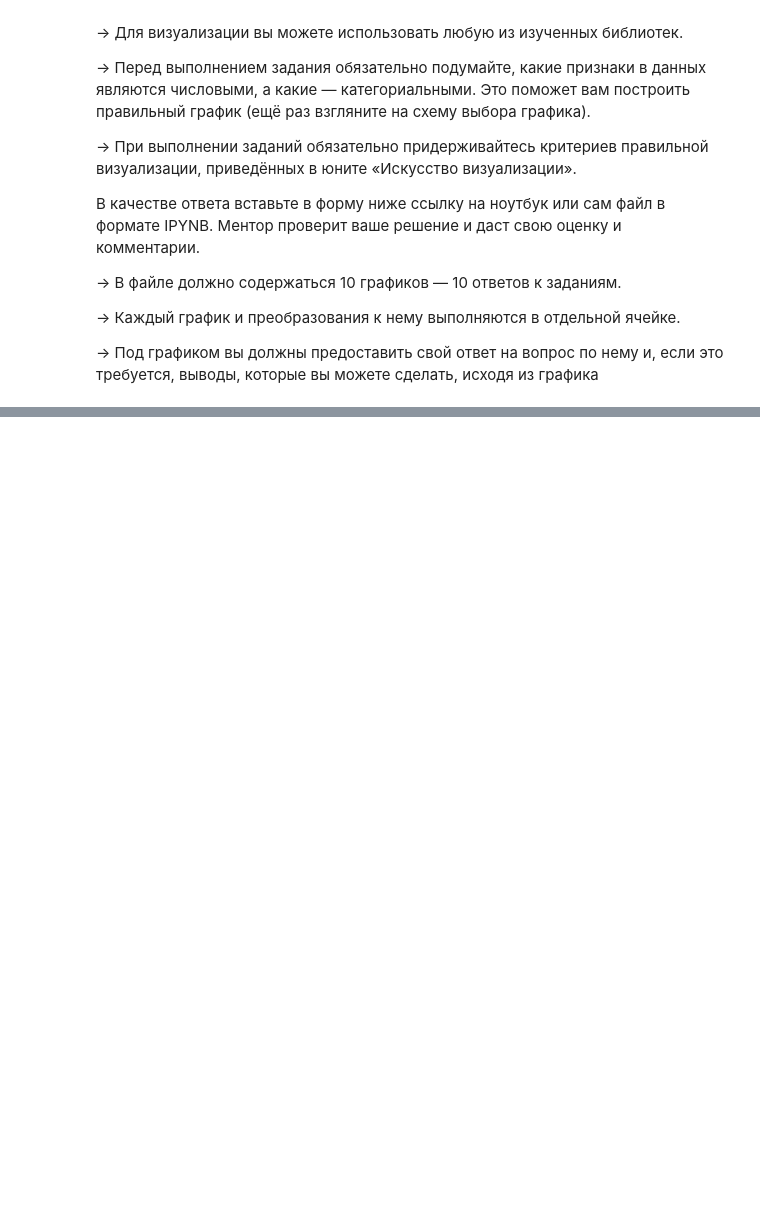
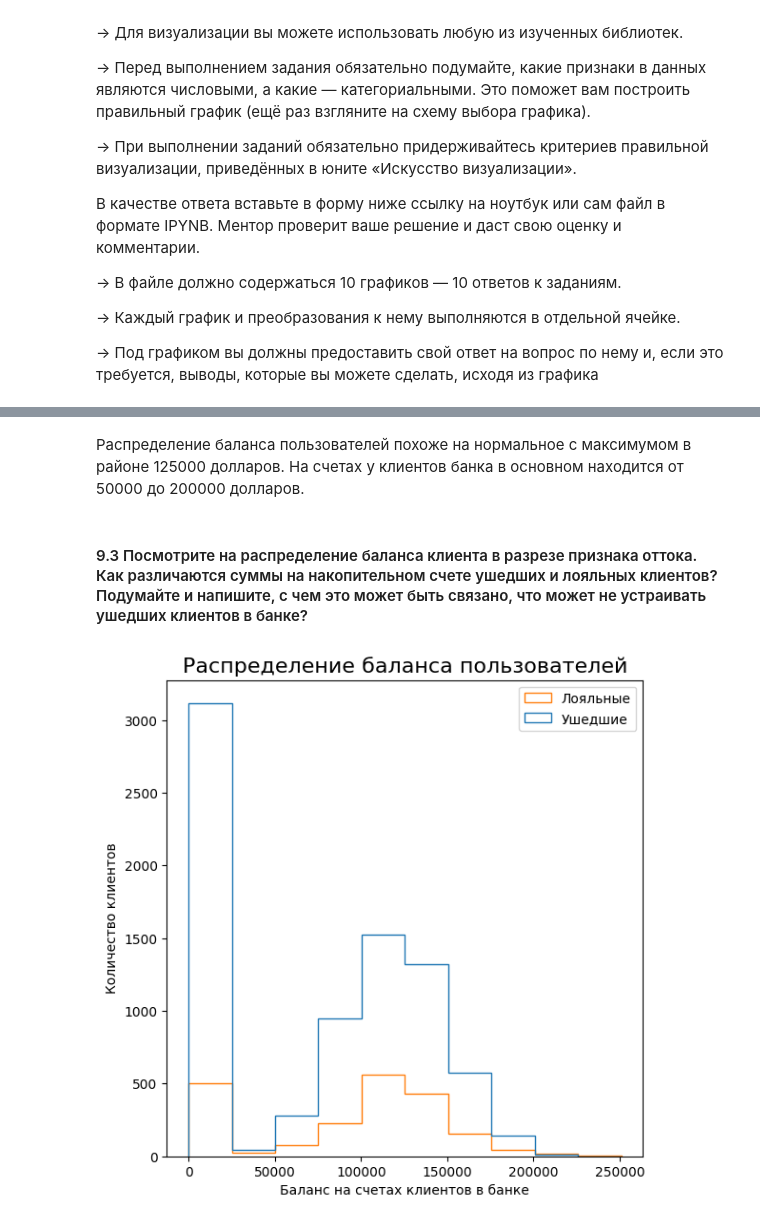
Before and after one commit to vokhmianin-da/sf_data_science, a Jupyter notebook: PYTHON-13. VISUALISATION/Practic.ipynb, the cells around one changed output, grey strips where cells are left out. Drawn from its saved outputs; the diff is of its cells as text; code cells hidden in the pictures; blank space fills up the shorter version.

```diff
--- a/PYTHON-13. VISUALISATION/Practic.ipynb
+++ b/PYTHON-13. VISUALISATION/Practic.ipynb
@@ -48,0 +87,16 @@ churn_data.head()
+# %% [markdown]
+Распределение баланса пользователей похоже на нормальное с максимумом в районе 125000 долларов. На счетах у клиентов банка в основном находится от 50000 до 200000 долларов.
+# %% [markdown]
+#### 9.3 Посмотрите на распределение баланса клиента в разрезе признака оттока. Как различаются суммы на накопительном счете ушедших и лояльных клиентов? Подумайте и напишите, с чем это может быть связано, что может не устраивать ушедших клиентов в банке?
+# %%
+mask1 = churn_data_df['Exited'] == 0
+mask2 = churn_data_df['Exited'] == 1
+fig3 = plt.figure(figsize=(5, 5))
+ax3 = fig3.add_axes((0, 0, 1, 1))
+ax3.hist([churn_data_df[mask1]['Balance'], churn_data_df[mask2]['Balance']],bins=10, histtype='step',density=False);
+ax3.set_title('Распределение баланса пользователей', fontsize=16);
+ax3.set_xlabel('Баланс на счетах клиентов в банке');
+ax3.set_ylabel('Количество клиентов');
+ax3.legend(labels=['Лояльные', 'Ушедшие']);
+# %% [output]
+[figure, added]
```
Also changed, not shown: parts of 10 cells of this notebook.
